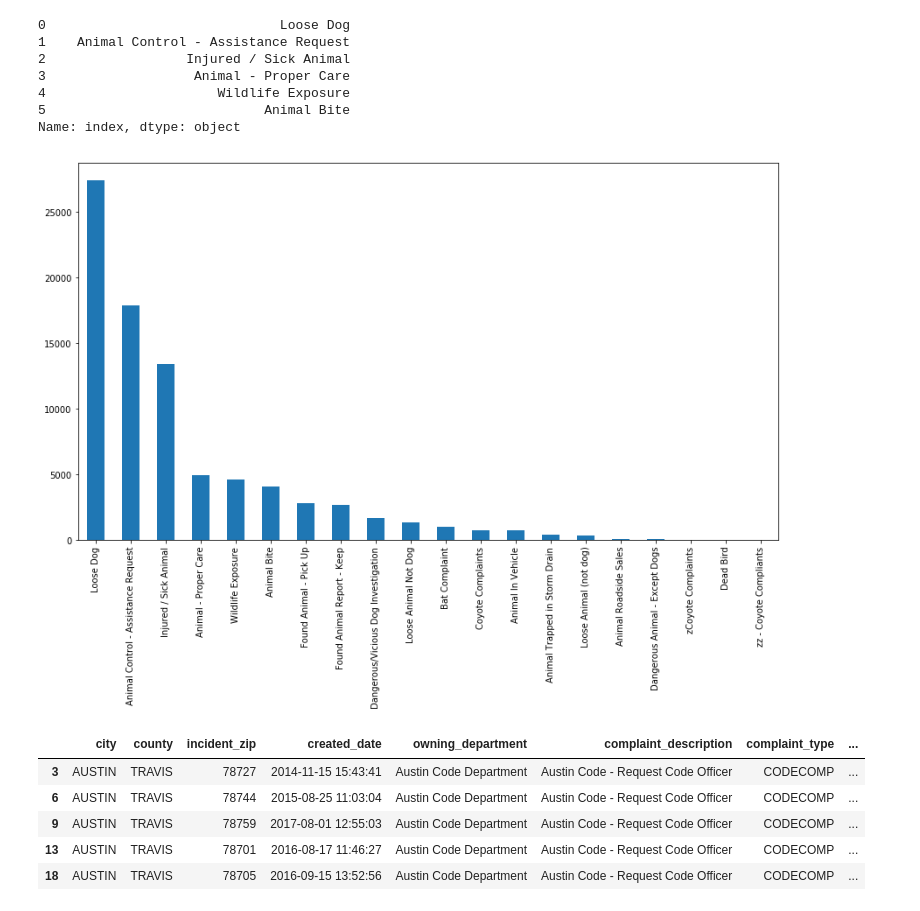
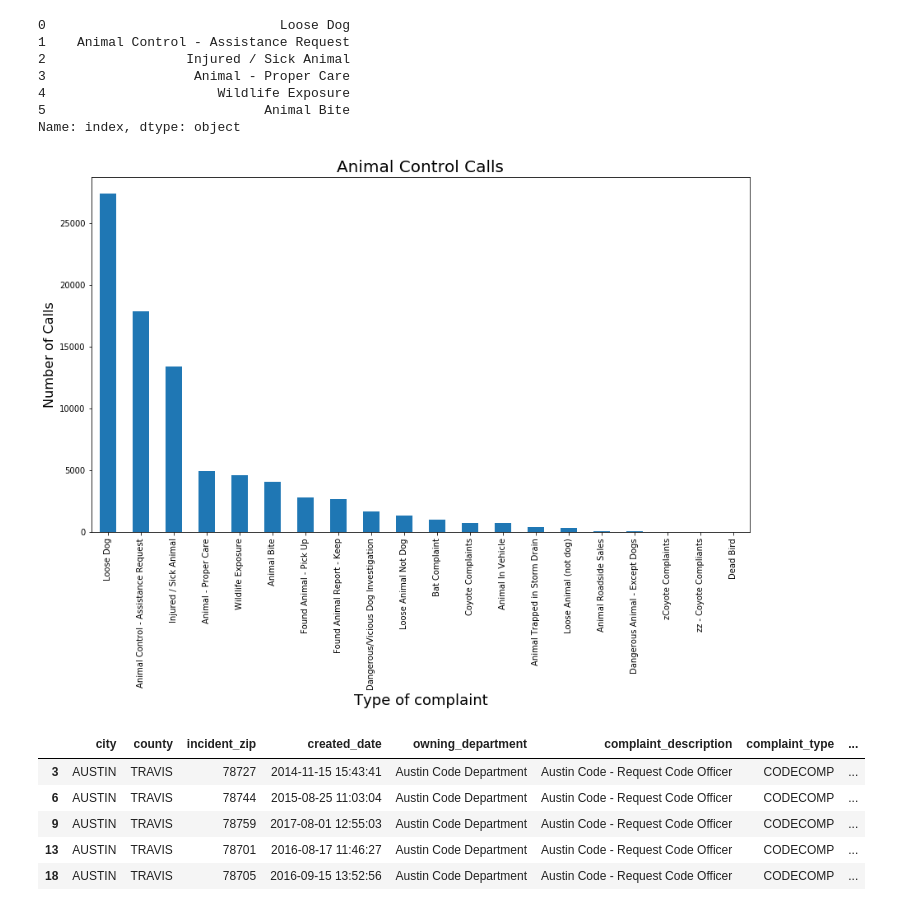
Before and after one commit to mraigosa/Austin_311_analysis, a Jupyter notebook: department analysis.ipynb, the cells around one changed output. Drawn from its saved outputs; the diff is of its cells as text; code cells hidden in the pictures.

```diff
--- a/department analysis.ipynb
+++ b/department analysis.ipynb
@@ -277,10 +280,13 @@ Name: index, dtype: object
 # %%
 pd.value_counts(animal_services['complaint_description']).plot.bar()
 plt.tight_layout()
+plt.title('Animal Control Calls', fontsize=20)
+plt.xlabel('Type of complaint', fontsize=18)
+plt.ylabel('Number of Calls', fontsize=16)
 plt.savefig("overviewanimalservices.png")
 plt.show()
 # %% [output]
-[figure, old version]
+[figure, new version]
 # %%
 #code department info
 code_department = austin311_df[austin311_df['owning_department'].str.contains('Austin Code Department')]
```
Also changed, not shown: parts of 5 cells of this notebook, 6 other files.
